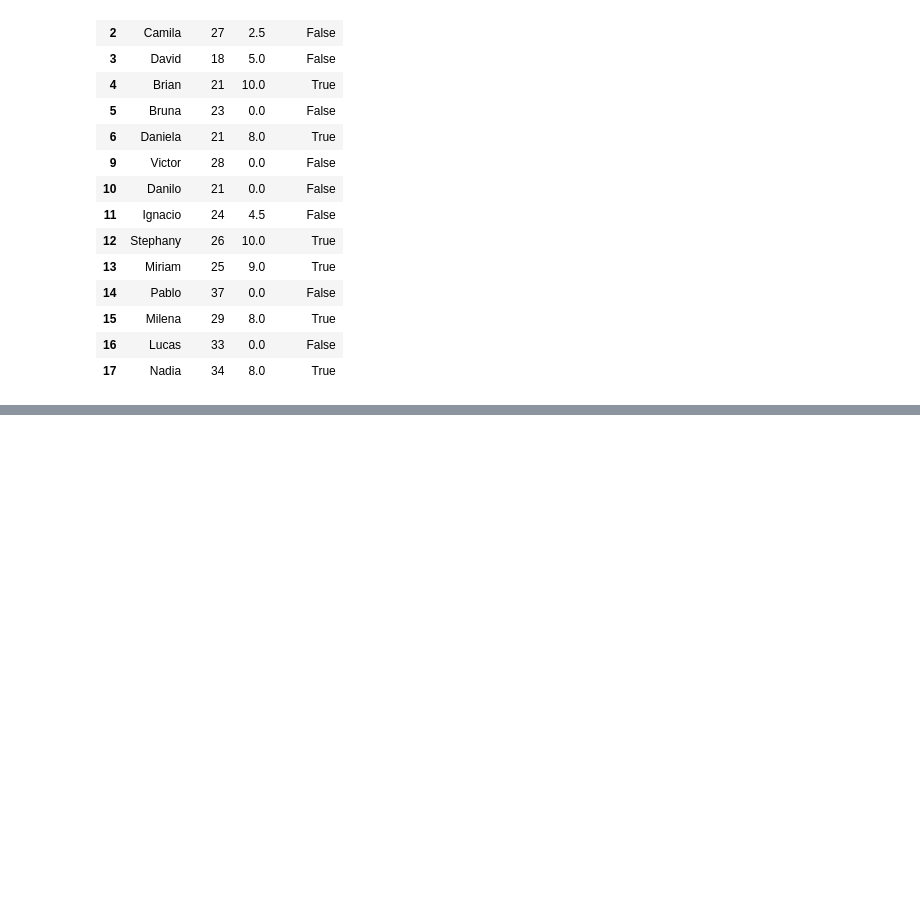
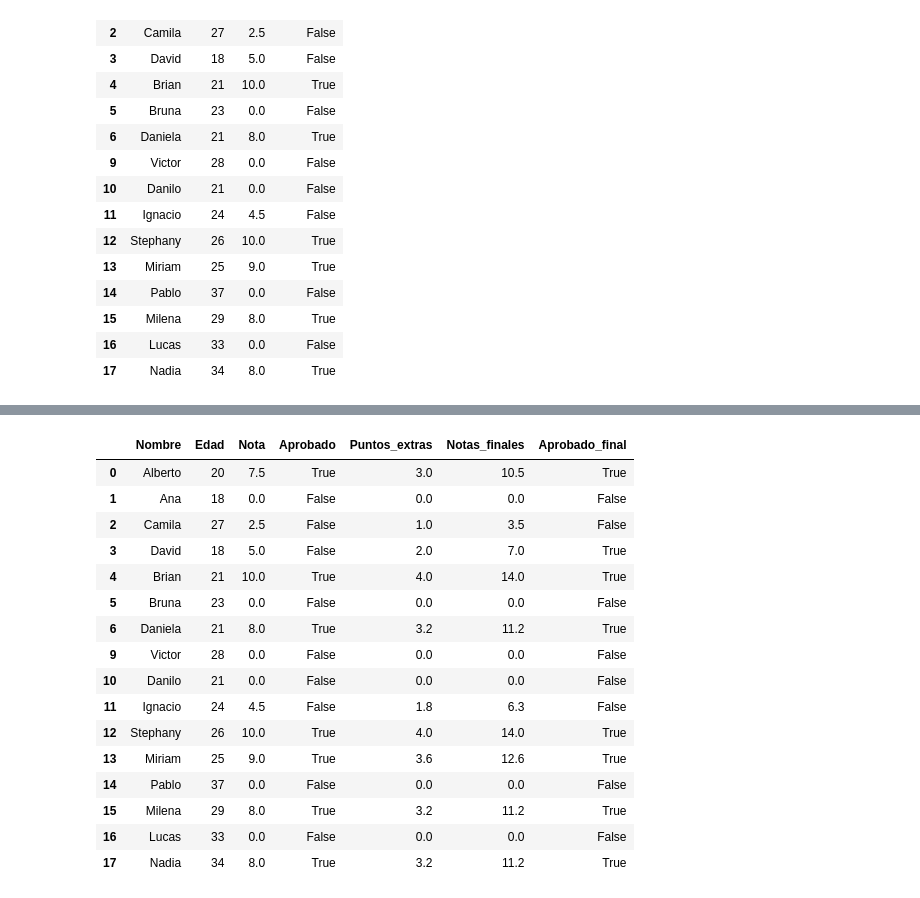
Before and after one commit to retutux-arch/Python_Data_Science_practica, a Jupyter notebook: vamos_a_practicar_Pandas_conociendo_la_biblioteca_.ipynb, the cells around one changed output, grey strips where cells are left out. Cells and saved outputs as stored; diff of their text form; code cells hidden in the pictures; blank space fills up the shorter version.

```diff
--- a/vamos_a_practicar_Pandas_conociendo_la_biblioteca_.ipynb
+++ b/vamos_a_practicar_Pandas_conociendo_la_biblioteca_.ipynb
@@ -378,0 +383,3 @@ display(datos_alumnos)
+# %%
+datos_alumnos['Puntos_extras'] = datos_alumnos['Nota'] * 0.4
+datos_alumnos
@@ -378,0 +406,3 @@ display(datos_alumnos)
+# %%
+datos_alumnos['Notas_finales'] = datos_alumnos['Nota'] + datos_alumnos['Puntos_extras']
+datos_alumnos
@@ -378,0 +434,21 @@ display(datos_alumnos)
+# %%
+datos_alumnos['Aprobado_final'] = datos_alumnos['Notas_finales'].apply(lambda x: True if x >= 7.0 else False)
+datos_alumnos
+# %% [output]
+|  | Nombre | Edad | Nota | Aprobado | Puntos_extras | Notas_finales | Aprobado_final |
+| 0 | Alberto | 20 | 7.5 | True | 3.0 | 10.5 | True |
+| 1 | Ana | 18 | 0.0 | False | 0.0 | 0.0 | False |
+| 2 | Camila | 27 | 2.5 | False | 1.0 | 3.5 | False |
+| 3 | David | 18 | 5.0 | False | 2.0 | 7.0 | True |
+| 4 | Brian | 21 | 10.0 | True | 4.0 | 14.0 | True |
+| 5 | Bruna | 23 | 0.0 | False | 0.0 | 0.0 | False |
+| 6 | Daniela | 21 | 8.0 | True | 3.2 | 11.2 | True |
+| 9 | Victor | 28 | 0.0 | False | 0.0 | 0.0 | False |
+| 10 | Danilo | 21 | 0.0 | False | 0.0 | 0.0 | False |
+| 11 | Ignacio | 24 | 4.5 | False | 1.8 | 6.3 | False |
+| 12 | Stephany | 26 | 10.0 | True | 4.0 | 14.0 | True |
+| 13 | Miriam | 25 | 9.0 | True | 3.6 | 12.6 | True |
+| 14 | Pablo | 37 | 0.0 | False | 0.0 | 0.0 | False |
+| 15 | Milena | 29 | 8.0 | True | 3.2 | 11.2 | True |
+| 16 | Lucas | 33 | 0.0 | False | 0.0 | 0.0 | False |
+| 17 | Nadia | 34 | 8.0 | True | 3.2 | 11.2 | True |
```
Also changed, not shown: parts of 10 cells of this notebook.
